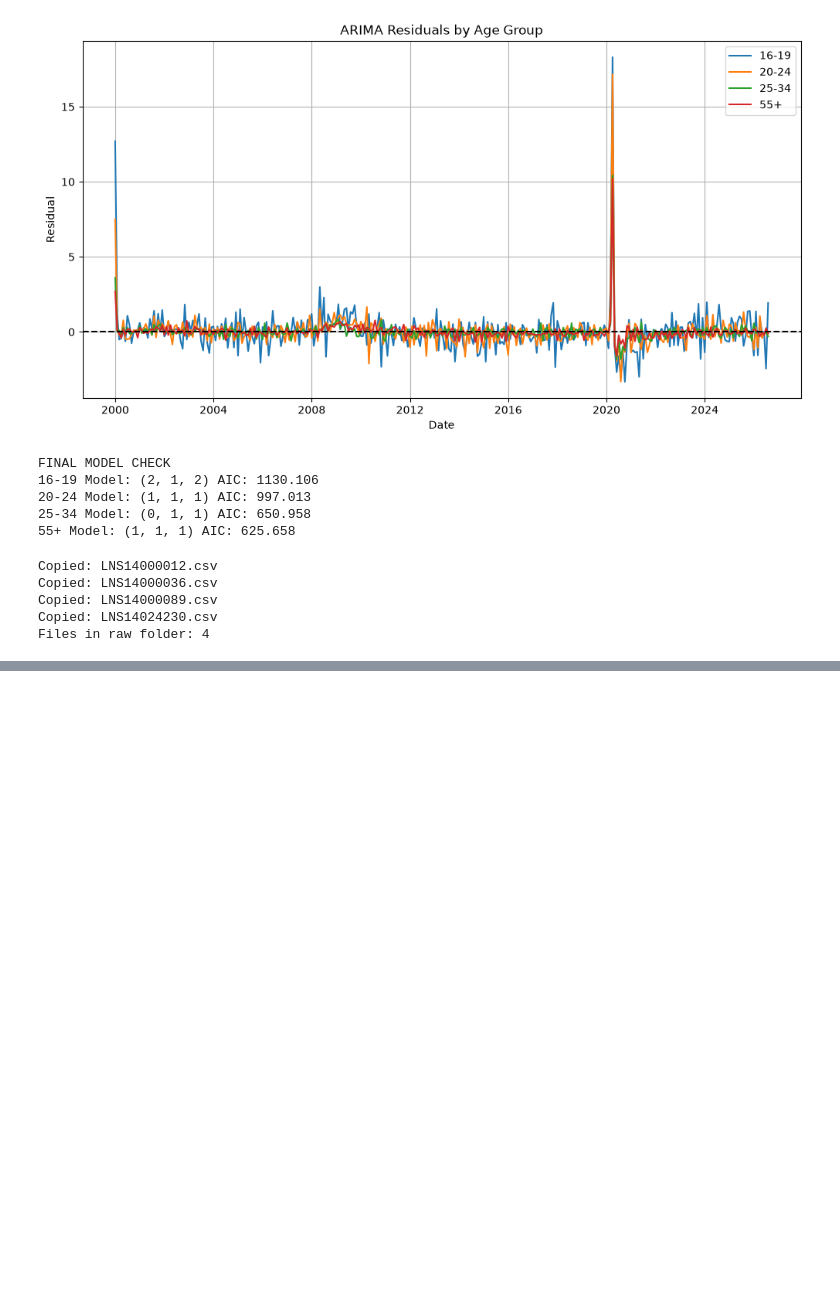
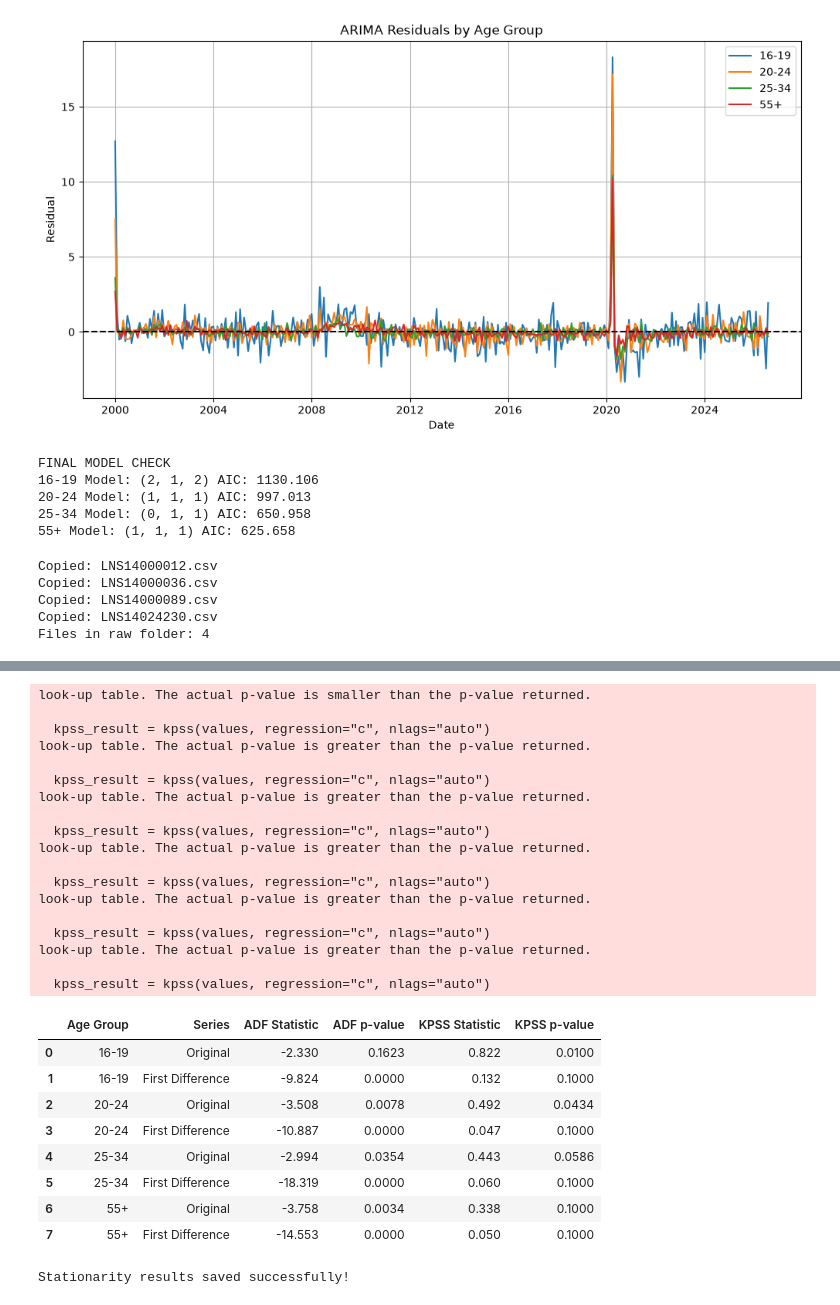
Before and after one commit to naniluciana100-cell/nailuciana100-cell.github.io, a Jupyter notebook: unemployment_project/Unemployment_analysis_FINAL.ipynb, the cells around one changed output, grey strips where cells are left out. Cells and saved outputs as stored; diff of their text form; code cells hidden in the pictures; blank space fills up the shorter version.

```diff
--- a/unemployment_project/Unemployment_analysis_FINAL.ipynb
+++ b/unemployment_project/Unemployment_analysis_FINAL.ipynb
@@ -1408,0 +1485,7 @@ Files in raw folder: 4
+# %%
+import pandas as pd
+
+df_recent = pd.read_csv("data/clean/unemployment_clean.csv")
+
+print(df_recent.columns.tolist())
+print(df_recent.head())
@@ -1408,0 +1500,65 @@ Files in raw folder: 4
+# %%
+from statsmodels.tsa.stattools import adfuller, kpss
+import pandas as pd
+
+results = []
+
+for group, data in df_recent.groupby("age_group"):
+    data = data.sort_values("observation_date")
+    series = data["unemployment_rate"].dropna()
+
+    for version, values in [
+        ("Original", series),
+        ("First Difference", series.diff().dropna())
+    ]:
+        adf = adfuller(values, autolag="AIC")
+        kpss_result = kpss(values, regression="c", nlags="auto")
+
+        results.append({
+            "Age Group": group,
+            "Series": version,
+            "ADF Statistic": round(adf[0], 3),
+            "ADF p-value": round(adf[1], 4),
+            "KPSS Statistic": round(kpss_result[0], 3),
+            "KPSS p-value": round(kpss_result[1], 4)
+        })
+
+stationarity_results = pd.DataFrame(results)
+display(stationarity_results)
+# %% [output]
+look-up table. The actual p-value is smaller than the p-value returned.
+
+  kpss_result = kpss(values, regression="c", nlags="auto")
+look-up table. The actual p-value is greater than the p-value returned.
+
+  kpss_result = kpss(values, regression="c", nlags="auto")
+look-up table. The actual p-value is greater than the p-value returned.
+
+  kpss_result = kpss(values, regression="c", nlags="auto")
+look-up table. The actual p-value is greater than the p-value returned.
+
+  kpss_result = kpss(values, regression="c", nlags="auto")
+look-up table. The actual p-value is greater than the p-value returned.
+
+  kpss_result = kpss(values, regression="c", nlags="auto")
+look-up table. The actual p-value is greater than the p-value returned.
+
+  kpss_result = kpss(values, regression="c", nlags="auto")
+|  | Age Group | Series | ADF Statistic | ADF p-value | KPSS Statistic | KPSS p-value |
+| 0 | 16-19 | Original | -2.330 | 0.1623 | 0.822 | 0.0100 |
+| 1 | 16-19 | First Difference | -9.824 | 0.0000 | 0.132 | 0.1000 |
+| 2 | 20-24 | Original | -3.508 | 0.0078 | 0.492 | 0.0434 |
+| 3 | 20-24 | First Difference | -10.887 | 0.0000 | 0.047 | 0.1000 |
+| 4 | 25-34 | Original | -2.994 | 0.0354 | 0.443 | 0.0586 |
+| 5 | 25-34 | First Difference | -18.319 | 0.0000 | 0.060 | 0.1000 |
+| 6 | 55+ | Original | -3.758 | 0.0034 | 0.338 | 0.1000 |
+| 7 | 55+ | First Difference | -14.553 | 0.0000 | 0.050 | 0.1000 |
+# %%
+stationarity_results.to_csv(
+    "output/stationarity_results.csv",
+    index=False
+)
+
+print("Stationarity results saved successfully!")
+# %% [output]
+Stationarity results saved successfully!
```
Also changed, not shown: parts of 33 cells of this notebook, 1 other file.
